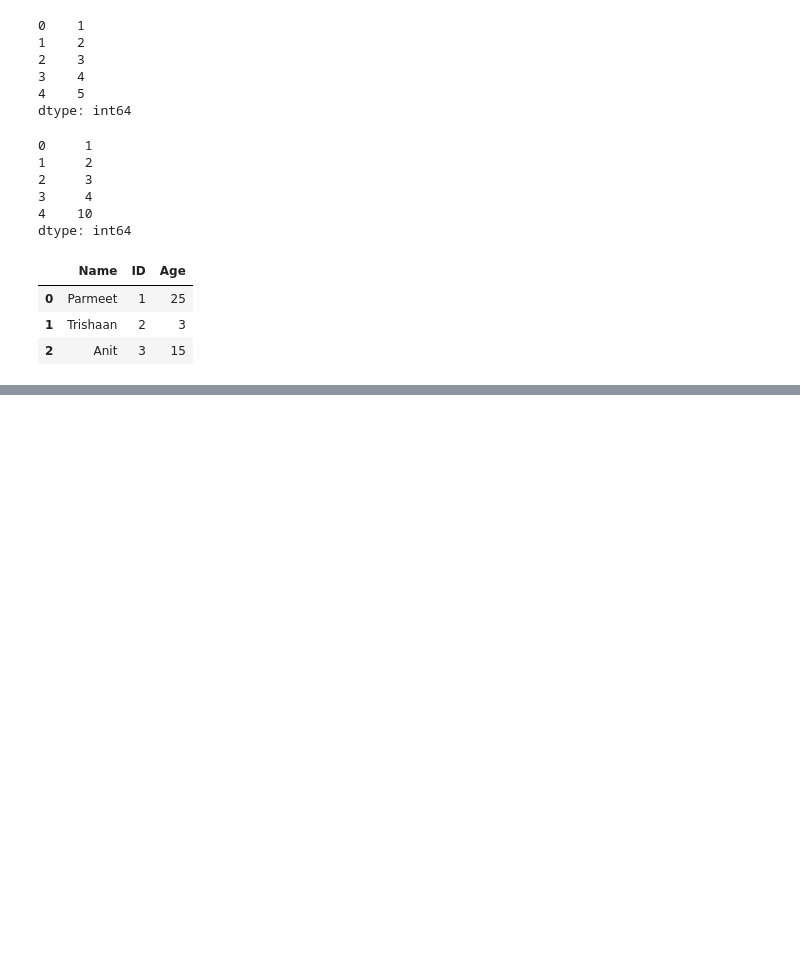
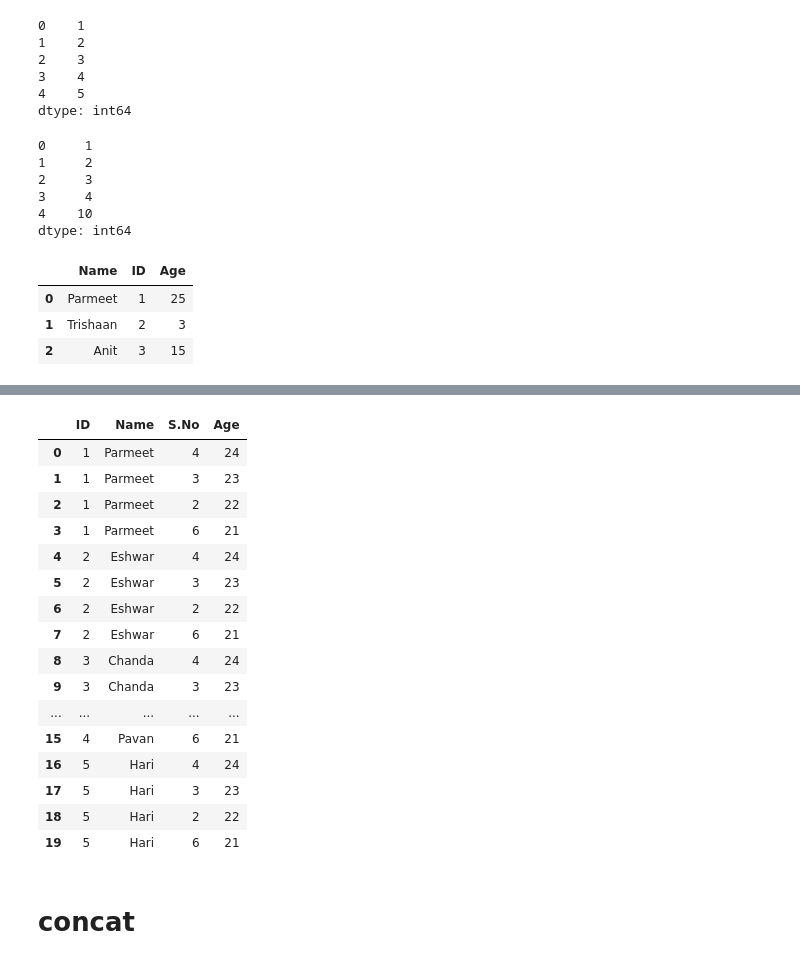
Before and after one commit to parmeet-97637/LPU-Session, a Jupyter notebook: Tuesday Batch/Pandas Tutorial.ipynb, the cells around one changed output, grey strips where cells are left out. Drawn from its saved outputs; the diff is of its cells as text; code cells hidden in the pictures; blank space fills up the shorter version.

```diff
--- a/Tuesday Batch/Pandas Tutorial.ipynb
+++ b/Tuesday Batch/Pandas Tutorial.ipynb
@@ -1082,0 +1187,3 @@ df1
+# %%
+df1 = pd.DataFrame(dict1)
+df1
@@ -1082,0 +1197,3 @@ df1
+# %%
+dict2 = {'S.No':[4,3,2,6],'Age':[24,23,22,21]}
+dict2
@@ -1082,0 +1202,3 @@ df1
+# %%
+df2 = pd.DataFrame(dict2)
+df2
@@ -1082,0 +1321,22 @@ df1
+# %%
+pd.merge(df1,df2, how ="cross")
+# %% [output]
+|  | ID | Name | S.No | Age |
+| 0 | 1 | Parmeet | 4 | 24 |
+| 1 | 1 | Parmeet | 3 | 23 |
+| 2 | 1 | Parmeet | 2 | 22 |
+| 3 | 1 | Parmeet | 6 | 21 |
+| 4 | 2 | Eshwar | 4 | 24 |
+| 5 | 2 | Eshwar | 3 | 23 |
+| 6 | 2 | Eshwar | 2 | 22 |
+| 7 | 2 | Eshwar | 6 | 21 |
+| 8 | 3 | Chanda | 4 | 24 |
+| 9 | 3 | Chanda | 3 | 23 |
+| ... | ... | ... | ... | ... |
+| 15 | 4 | Pavan | 6 | 21 |
+| 16 | 5 | Hari | 4 | 24 |
+| 17 | 5 | Hari | 3 | 23 |
+| 18 | 5 | Hari | 2 | 22 |
+| 19 | 5 | Hari | 6 | 21 |
+# %% [markdown]
+# concat
```
Also changed, not shown: parts of 70 cells of this notebook, 1 other file.
